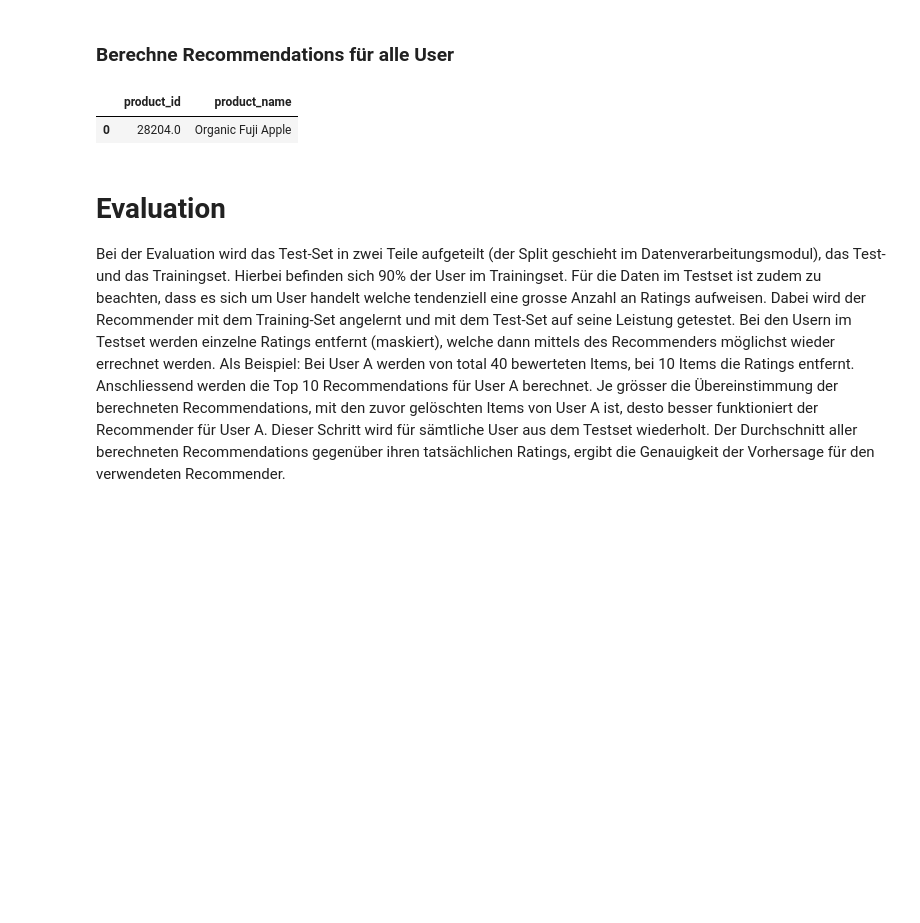
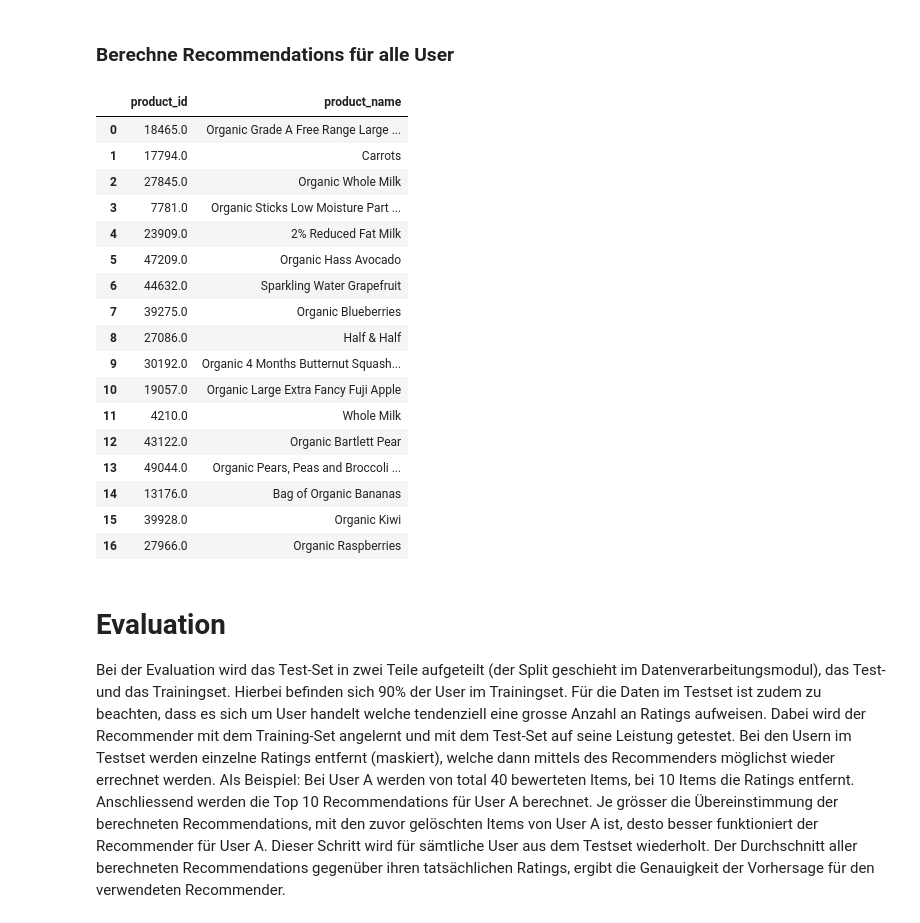
Before and after one commit to eugencuic/FHNW_FS20_Recommender-System-Retail, a Jupyter notebook: Recommender System.ipynb, the cells around one changed output. Cells and saved outputs as stored; diff of their text form; code cells hidden in the pictures; blank space fills up the shorter version.

```diff
--- a/Recommender System.ipynb
+++ b/Recommender System.ipynb
@@ -518,10 +536,30 @@ res
 ### Berechne Recommendations für alle User
 # %%
 # Berechnung Recommendation für den User 210, mit den 10 höchsten Vorschlägen
-products_recommendations_mobelbased(210, preds_df, matrix_count_dense, 10)
+recommendations_raw = products_recommendations_mobelbased(54, preds_df, matrix_count_dense, 30)
-# %% [output]
-|  | product_id | product_name |
-| 0 | 28204.0 | Organic Fuji Apple |
+# %%
+# Transformation der Recommendations in eine leserliche view
+recommendations_view = recommedations_view(recommendations_raw, item_lookup)
+recommendations_view
+# %% [output]
+|  | product_id | product_name |
+| 0 | 18465.0 | Organic Grade A Free Range Large ... |
+| 1 | 17794.0 | Carrots |
+| 2 | 27845.0 | Organic Whole Milk |
+| 3 | 7781.0 | Organic Sticks Low Moisture Part ... |
+| 4 | 23909.0 | 2% Reduced Fat Milk |
+| 5 | 47209.0 | Organic Hass Avocado |
+| 6 | 44632.0 | Sparkling Water Grapefruit |
+| 7 | 39275.0 | Organic Blueberries |
+| 8 | 27086.0 | Half & Half |
+| 9 | 30192.0 | Organic 4 Months Butternut Squash... |
+| 10 | 19057.0 | Organic Large Extra Fancy Fuji Apple |
+| 11 | 4210.0 | Whole Milk |
+| 12 | 43122.0 | Organic Bartlett Pear |
+| 13 | 49044.0 | Organic Pears, Peas and Broccoli ... |
+| 14 | 13176.0 | Bag of Organic Bananas |
+| 15 | 39928.0 | Organic Kiwi |
+| 16 | 27966.0 | Organic Raspberries |
 # %% [markdown]
 # Evaluation
 Bei der Evaluation wird das Test-Set in zwei Teile aufgeteilt (der Split geschieht im Datenverarbeitungsmodul), das Test- und das Trainingset. Hierbei befinden sich 90% der User im Trainingset. Für die Daten im Testset ist zudem zu beachten, dass es sich um User handelt welche tendenziell eine grosse Anzahl an Ratings aufweisen.  Dabei wird der Recommender mit dem Training-Set angelernt und mit dem Test-Set auf seine Leistung getestet. Bei den Usern im Testset werden einzelne Ratings entfernt (maskiert), welche dann mittels des Recommenders möglichst wieder errechnet werden. Als Beispiel:
```
Also changed, not shown: parts of 31 cells of this notebook, 2 other files.
